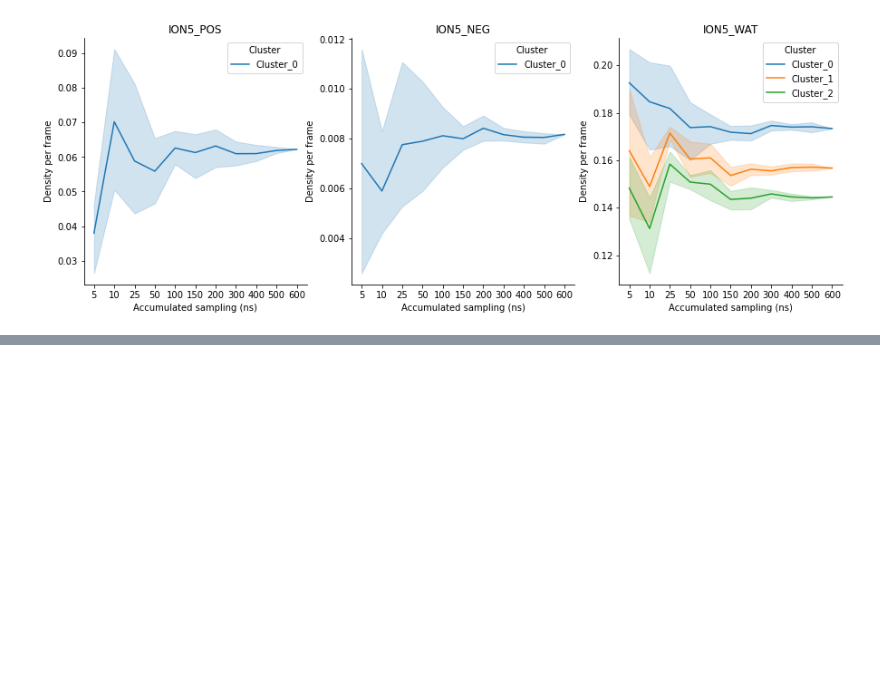
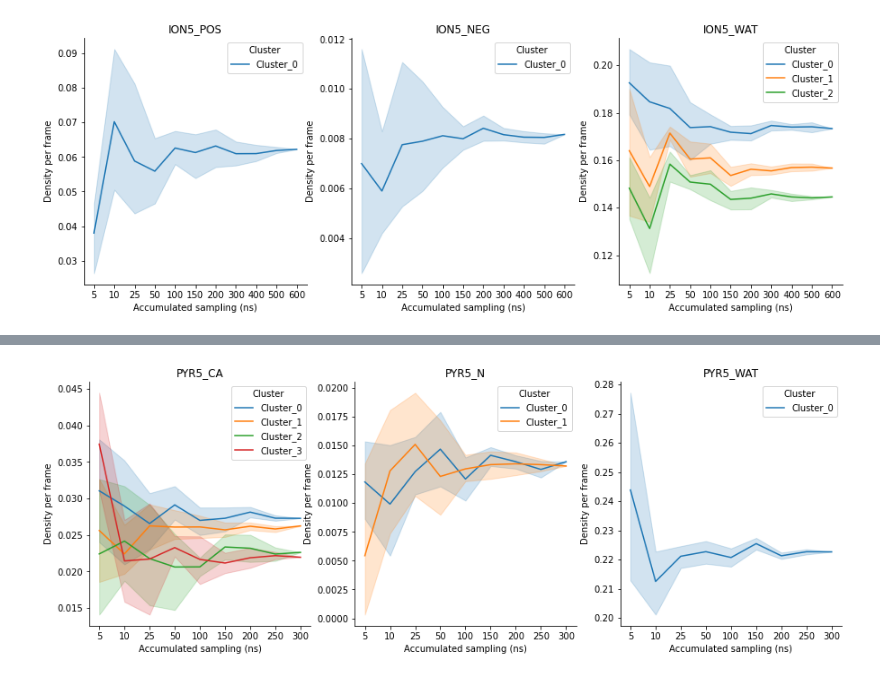
Before and after one commit to AlvaroSmorras/mdmix_convergence, a Jupyter notebook: lib/Convergence_analysis.ipynb, the cells around one changed output, grey strips where cells are left out. Saved outputs shown, nothing was run; the diff lists cells and outputs as text; code cells hidden in the pictures; blank space fills up the shorter version.

```diff
--- a/lib/Convergence_analysis.ipynb
+++ b/lib/Convergence_analysis.ipynb
@@ -58,0 +75,7 @@ row_plot_convergence(probes, data_frames)
+# %%
+file_template = '../outputs/PFKFB3_6HVI/PFKFB3_6HVI_{probe}.csv'
+probes = ['PYR5_CA', 'PYR5_N', 'PYR5_WAT']
+data_frames = [flatten_df(pd.read_csv(file_template.format(probe = probe), index_col=0)) for probe in probes]
+row_plot_convergence(probes, data_frames)
+# %% [output]
+[figure, added]
```
Also changed, not shown: parts of 4 cells of this notebook.
